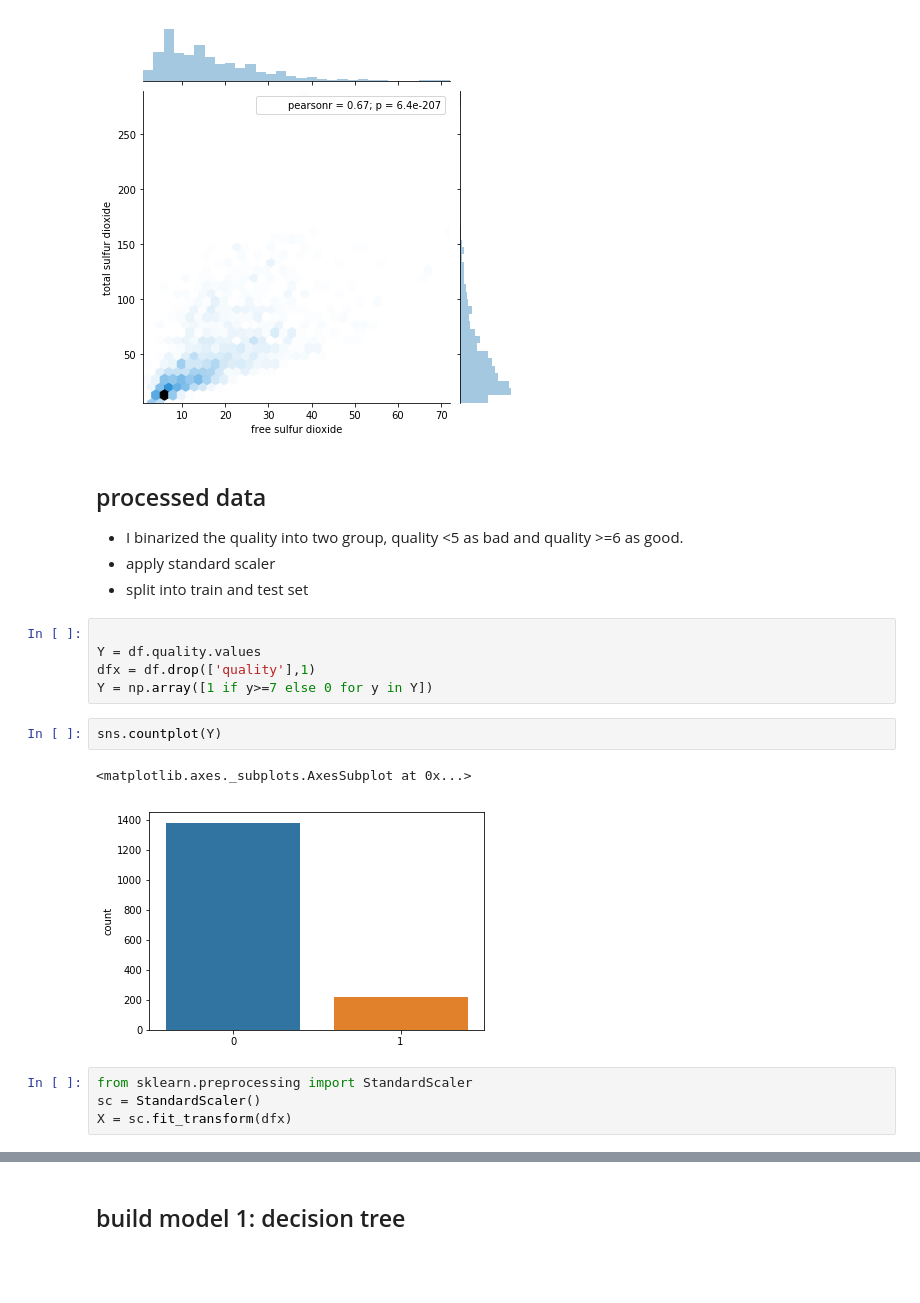
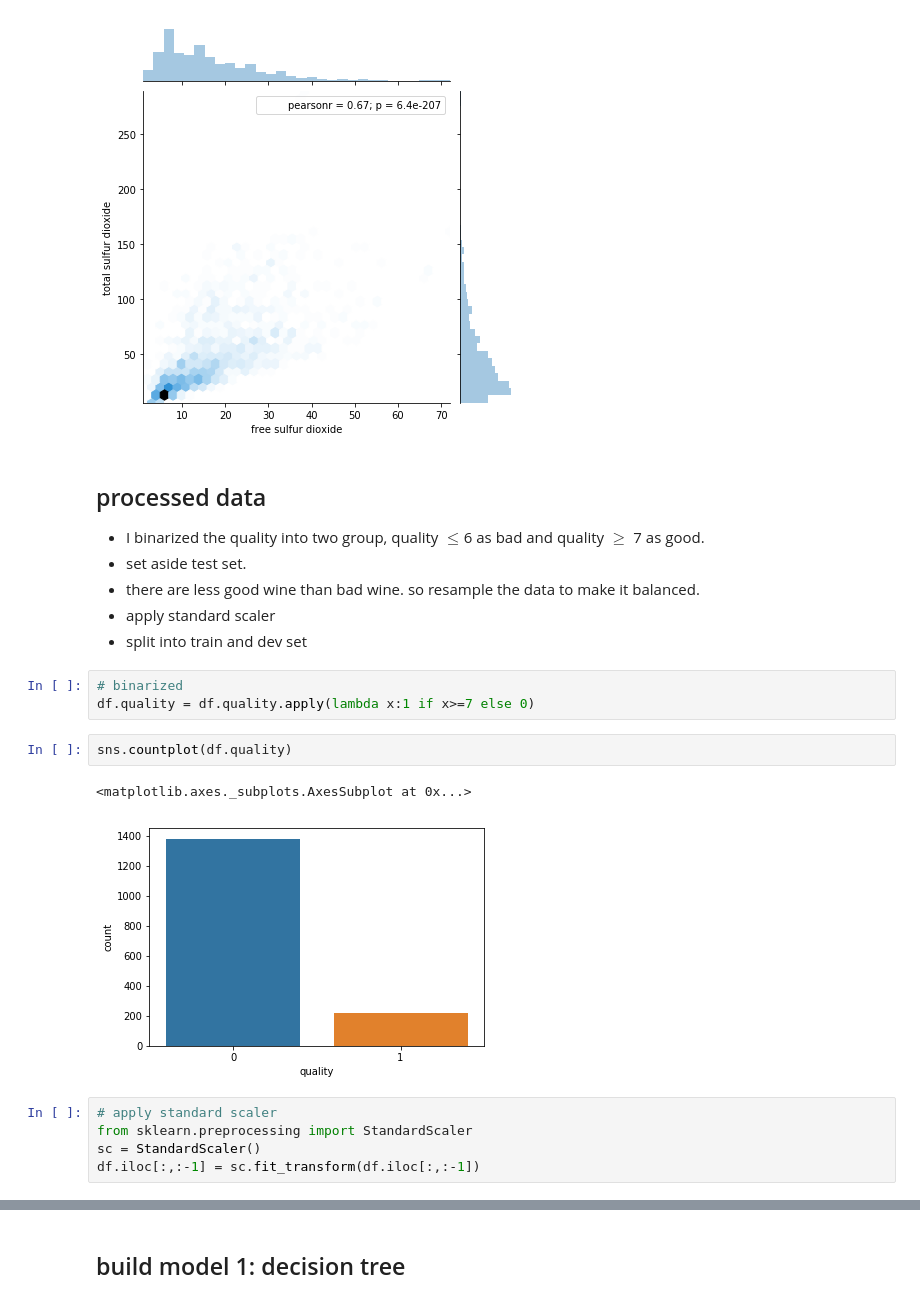
Before and after one commit to yongsingyou/wine-quality, a Jupyter notebook: wine quality.ipynb, the cells around one changed output, grey strips where cells are left out. Cells and saved outputs as stored; diff of their text form; blank space fills up the shorter version.

```diff
--- a/wine quality.ipynb
+++ b/wine quality.ipynb
@@ -146,20 +146,21 @@ sns.jointplot(x='free sulfur dioxide', y="total sulfur dioxide", data=df, kind="
 [figure]
 # %% [markdown]
 ## processed data
-- I binarized the quality into two group, quality <5 as bad and quality >=6 as good.
+- I binarized the quality into two group, quality $\le$6 as bad and quality $\ge$ 7 as good.
+- set aside test set.
+- there are less good wine than bad wine. so resample the data to make it balanced.
 - apply standard scaler
-- split into train and test set
+- split into train and dev set
 # %%
-
-Y = df.quality.values
-dfx = df.drop(['quality'],1)
-Y = np.array([1 if y>=7 else 0 for y in Y])
+# binarized
+df.quality = df.quality.apply(lambda x:1 if x>=7 else 0)
 # %%
-sns.countplot(Y)
+sns.countplot(df.quality)
 # %% [output]
 <matplotlib.axes._subplots.AxesSubplot at 0x...>
-[figure, old version]
+[figure, new version]
 # %%
+# apply standard scaler
 from sklearn.preprocessing import StandardScaler
 sc = StandardScaler()
-X = sc.fit_transform(dfx)
+df.iloc[:,:-1] = sc.fit_transform(df.iloc[:,:-1])
```
Also changed, not shown: parts of 32 cells of this notebook.
